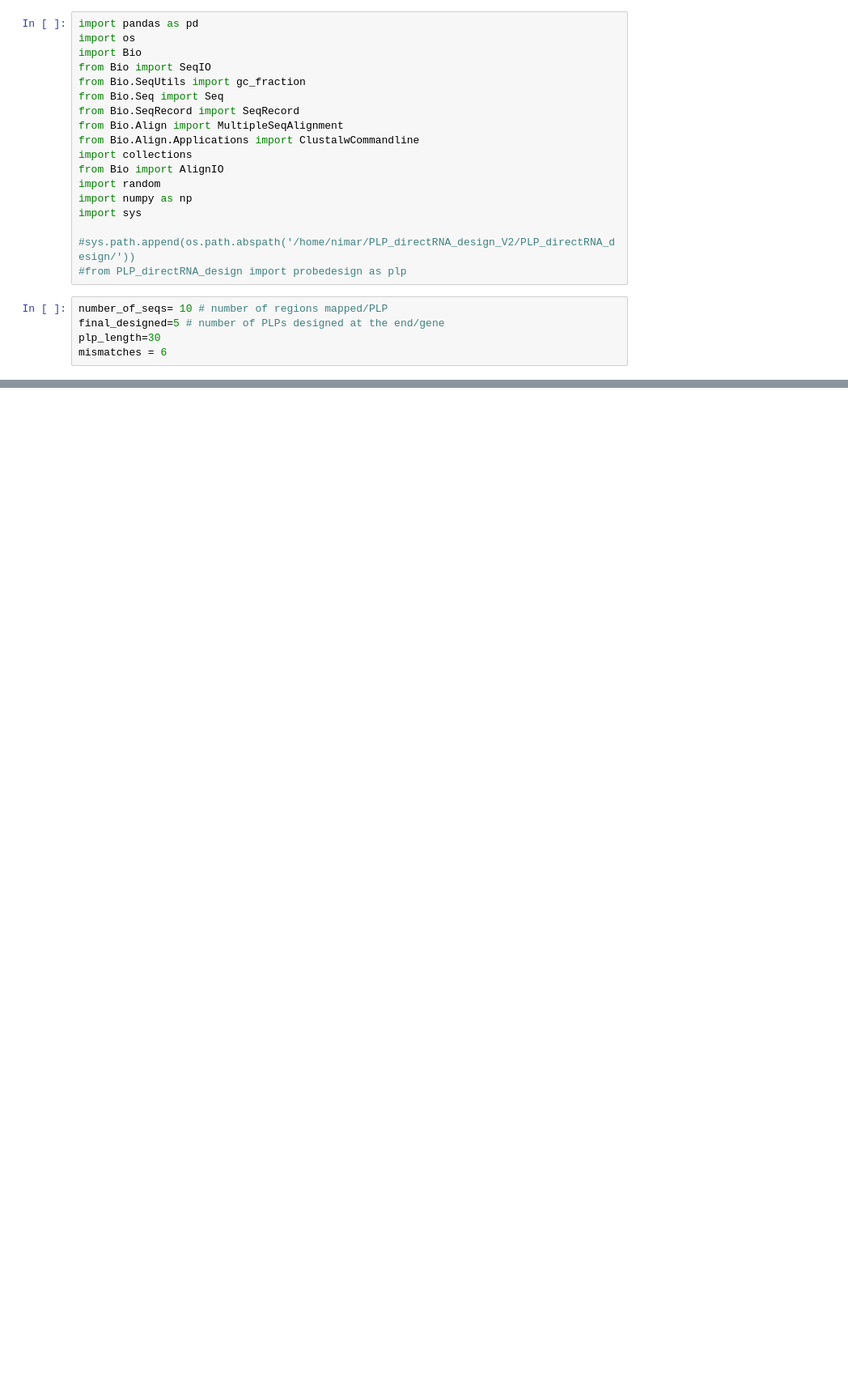
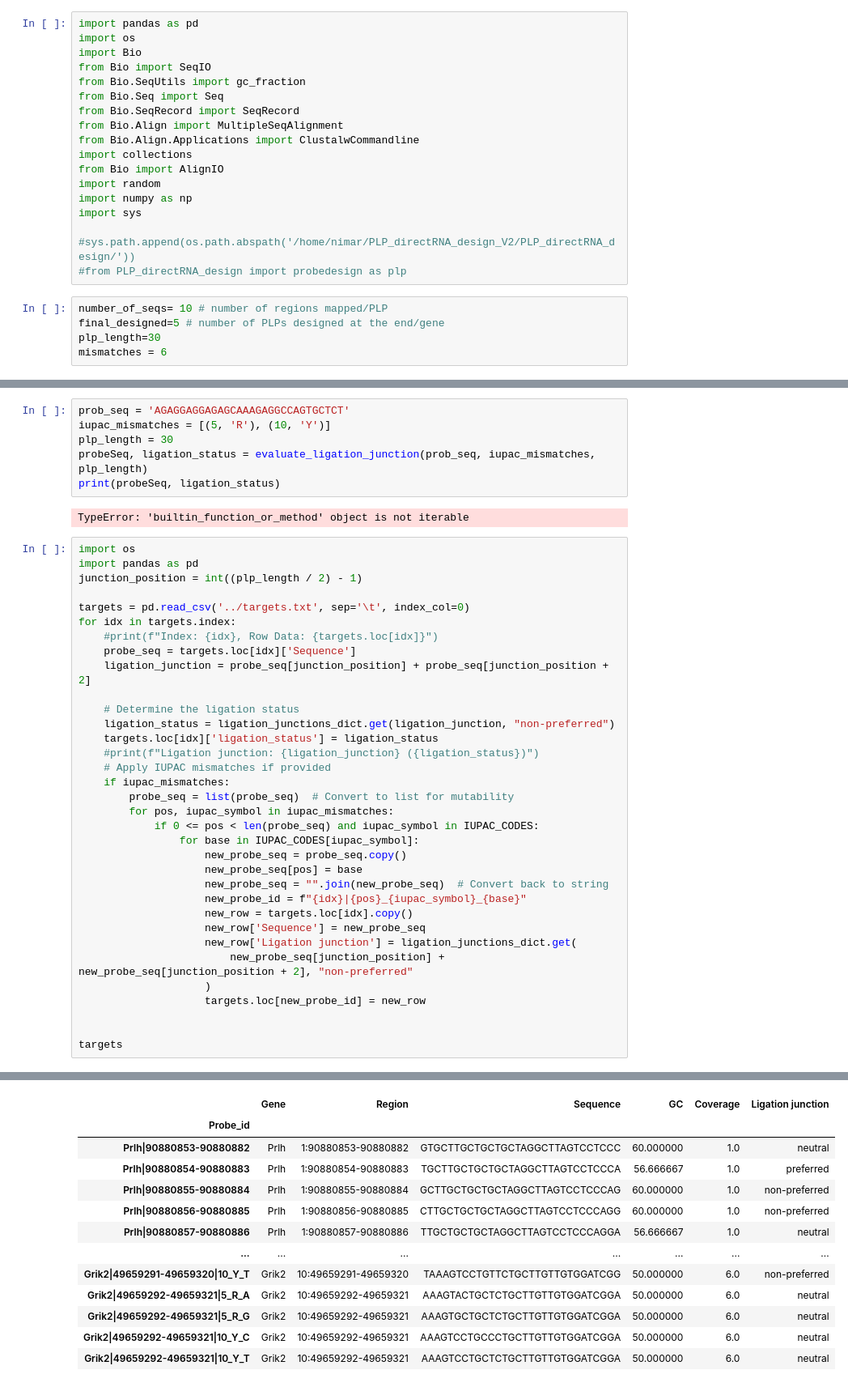
Before and after one commit to Moldia/PLP_directRNA_design_V2, a Jupyter notebook: codes/Developing.ipynb, the cells around one changed output, grey strips where cells are left out. Shown: that part at 81% size. Drawn from its saved outputs; the diff is of its cells as text; blank space fills up the shorter version.

```diff
--- a/codes/Developing.ipynb
+++ b/codes/Developing.ipynb
@@ -443,0 +99,43 @@ gtf_df[gtf_df['gene_name'].str.lower().isin(genes_of_interest) & (gtf_df['featur
+# %%
+prob_seq = 'AGAGGAGGAGAGCAAAGAGGCCAGTGCTCT'
+iupac_mismatches = [(5, 'R'), (10, 'Y')]
+plp_length = 30
+probeSeq, ligation_status = evaluate_ligation_junction(prob_seq, iupac_mismatches, plp_length)
+print(probeSeq, ligation_status)
+# %% [output]
+TypeError: 'builtin_function_or_method' object is not iterable
+# %%
+import os
+import pandas as pd
+junction_position = int((plp_length / 2) - 1)
+
+targets = pd.read_csv('../targets.txt', sep='\t', index_col=0)
+for idx in targets.index:
+    #print(f"Index: {idx}, Row Data: {targets.loc[idx]}")
+    probe_seq = targets.loc[idx]['Sequence']
+    ligation_junction = probe_seq[junction_position] + probe_seq[junction_position + 2]
+
+    # Determine the ligation status
+    ligation_status = ligation_junctions_dict.get(ligation_junction, "non-preferred")
+    targets.loc[idx]['ligation_status'] = ligation_status
+    #print(f"Ligation junction: {ligation_junction} ({ligation_status})")
+    # Apply IUPAC mismatches if provided
+    if iupac_mismatches:
+        probe_seq = list(probe_seq)  # Convert to list for mutability
+        for pos, iupac_symbol in iupac_mismatches:
+            if 0 <= pos < len(probe_seq) and iupac_symbol in IUPAC_CODES:
+                for base in IUPAC_CODES[iupac_symbol]:
+                    new_probe_seq = probe_seq.copy()
+                    new_probe_seq[pos] = base
+                    new_probe_seq = "".join(new_probe_seq)  # Convert back to string
+                    new_probe_id = f"{idx}|{pos}_{iupac_symbol}_{base}"
+                    new_row = targets.loc[idx].copy()
+                    new_row['Sequence'] = new_probe_seq
+                    new_row['Ligation junction'] = ligation_junctions_dict.get(
+                        new_probe_seq[junction_position] + new_probe_seq[junction_position + 2], "non-preferred"
+                    )
+                    targets.loc[new_probe_id] = new_row
+
+
+targets
+# %% [output]
@@ -443,0 +159,13 @@ gtf_df[gtf_df['gene_name'].str.lower().isin(genes_of_interest) & (gtf_df['featur
+|  | Gene | Region | Sequence | GC | Coverage | Ligation junction |
+| Probe_id |  |  |  |  |  |  |
+| Prlh|90880853-90880882 | Prlh | 1:90880853-90880882 | GTGCTTGCTGCTGCTAGGCTTAGTCCTCCC | 60.000000 | 1.0 | neutral |
+| Prlh|90880854-90880883 | Prlh | 1:90880854-90880883 | TGCTTGCTGCTGCTAGGCTTAGTCCTCCCA | 56.666667 | 1.0 | preferred |
+| Prlh|90880855-90880884 | Prlh | 1:90880855-90880884 | GCTTGCTGCTGCTAGGCTTAGTCCTCCCAG | 60.000000 | 1.0 | non-preferred |
+| Prlh|90880856-90880885 | Prlh | 1:90880856-90880885 | CTTGCTGCTGCTAGGCTTAGTCCTCCCAGG | 60.000000 | 1.0 | non-preferred |
+| Prlh|90880857-90880886 | Prlh | 1:90880857-90880886 | TTGCTGCTGCTAGGCTTAGTCCTCCCAGGA | 56.666667 | 1.0 | neutral |
+| ... | ... | ... | ... | ... | ... | ... |
+| Grik2|49659291-49659320|10_Y_T | Grik2 | 10:49659291-49659320 | TAAAGTCCTGTTCTGCTTGTTGTGGATCGG | 50.000000 | 6.0 | non-preferred |
+| Grik2|49659292-49659321|5_R_A | Grik2 | 10:49659292-49659321 | AAAGTACTGCTCTGCTTGTTGTGGATCGGA | 50.000000 | 6.0 | neutral |
+| Grik2|49659292-49659321|5_R_G | Grik2 | 10:49659292-49659321 | AAAGTGCTGCTCTGCTTGTTGTGGATCGGA | 50.000000 | 6.0 | neutral |
+| Grik2|49659292-49659321|10_Y_C | Grik2 | 10:49659292-49659321 | AAAGTCCTGCCCTGCTTGTTGTGGATCGGA | 50.000000 | 6.0 | neutral |
+| Grik2|49659292-49659321|10_Y_T | Grik2 | 10:49659292-49659321 | AAAGTCCTGCTCTGCTTGTTGTGGATCGGA | 50.000000 | 6.0 | neutral |
```
Also changed, not shown: parts of 14 cells of this notebook.
